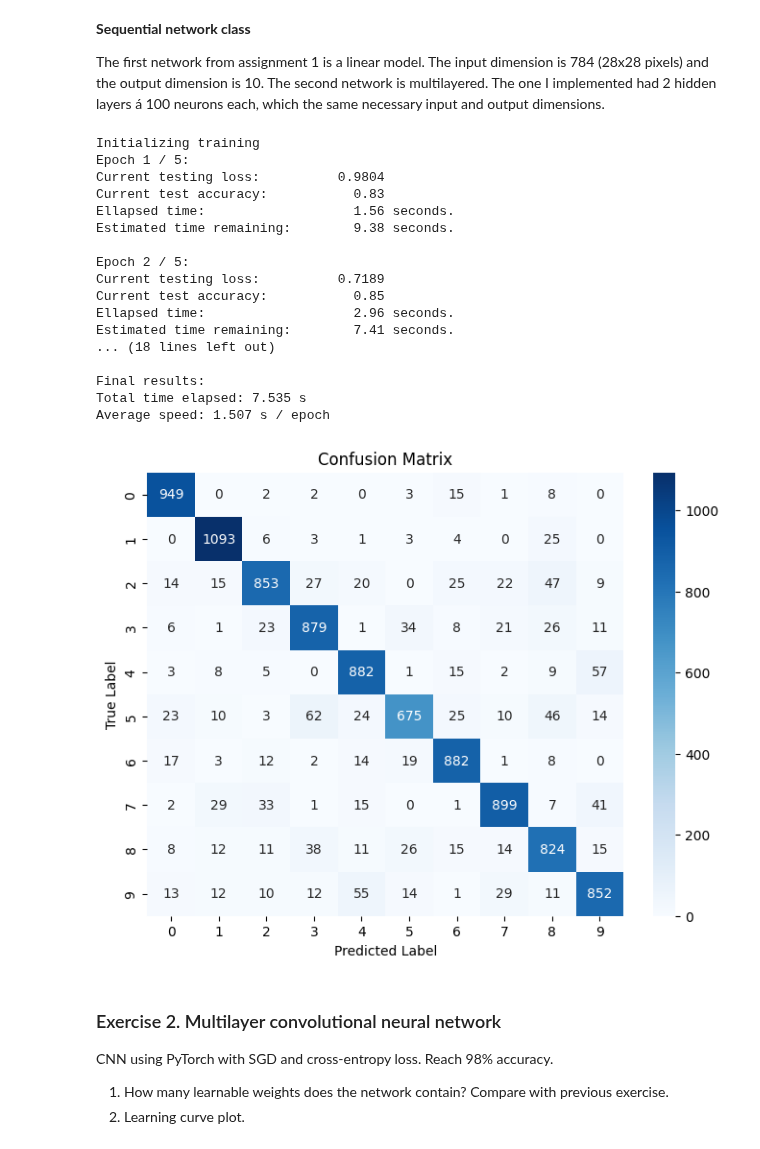
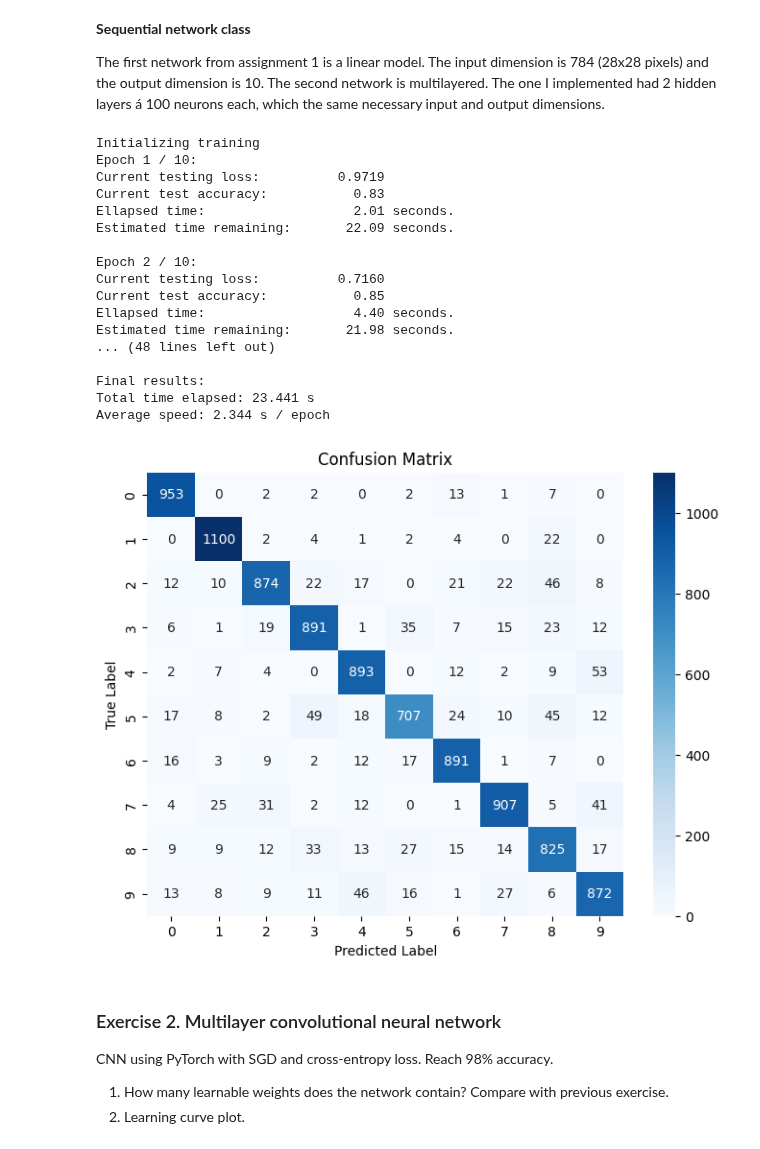
Before and after one commit to muggukejsarn/y4p1, a Jupyter notebook: p3/deeplearning/assignment2/ha2.ipynb, the cells around one changed output. Drawn from its saved outputs; the diff is of its cells as text; code cells hidden in the pictures.

```diff
--- a/p3/deeplearning/assignment2/ha2.ipynb
+++ b/p3/deeplearning/assignment2/ha2.ipynb
@@ -24,5 +24,5 @@ Below are some useful functions and commands that aren't specific to any one exe
 # %%
 # Load the data
 # Inputs "station" vs "laptop" specifies the current machine
-X_train, Y_train, X_test, Y_test = load_mnist_func("station")
+X_train, Y_train, X_test, Y_test = load_mnist_func("laptop")
 # %% [output]
@@ -201,6 +212,8 @@ def plot_confusion(model, testdata):
         y_pred += output.argmax(dim=1).flatten()
         y_true += labels.argmax(dim=1).flatten()
 
+    cm = confusion_matrix(y_true, y_pred)
+
     plt.figure(figsize=(8, 6))
     sns.heatmap(cm, annot=True, fmt="d", cmap="Blues", xticklabels=range(10), yticklabels=range(10))
     plt.xlabel("Predicted Label")
@@ -259,16 +306,13 @@ class SeqNetwork(torch.nn.Module):
         if num_hidden_layers == 0:
             self.layers.append(torch.nn.Linear(input_dim, output_dim, dtype=torch.float32))
 
-        # If hidden layers layers
-        # TODO
-        # this might have some logic flaws
         else:
             # First layer
             self.layers.append(torch.nn.Linear(input_dim, hidden_dim))
             self.layers.append(torch.nn.ReLU())
 
             # Add extra layers
-            for _ in range(num_hidden_layers):
+            for _ in range(1, num_hidden_layers):
                 self.layers.append(torch.nn.Linear(hidden_dim, hidden_dim))
                 self.layers.append(torch.nn.ReLU())
 
@@ -282,32 +326,35 @@ class SeqNetwork(torch.nn.Module):
 # %%
 seq_model = SeqNetwork(0)
 
-num_epochs = 5
 batch_size = 100 # size used in lab1
+num_iterations = 1000 # as from assignment 1
+# 1 epoch is 600 iterations
+# 10 epochs are 6000 iterations
+num_epochs = 10
 
 seq_stats = train(seq_model, train_dataset, test_dataset, num_epochs=num_epochs, batch_size=batch_size)
 # %% [output]
 Initializing training
-Epoch 1 / 5:
-Current testing loss:          0.9804
+Epoch 1 / 10:
+Current testing loss:          0.9719
 Current test accuracy:           0.83
-Ellapsed time:                   1.56 seconds.
-Estimated time remaining:        9.38 seconds.
+Ellapsed time:                   2.01 seconds.
+Estimated time remaining:       22.09 seconds.
 
-Epoch 2 / 5:
-Current testing loss:          0.7189
+Epoch 2 / 10:
+Current testing loss:          0.7160
 Current test accuracy:           0.85
-Ellapsed time:                   2.96 seconds.
-Estimated time remaining:        7.41 seconds.
-... (18 lines left out)
+Ellapsed time:                   4.40 seconds.
+Estimated time remaining:       21.98 seconds.
+... (48 lines left out)
 
 Final results:
-Total time elapsed: 7.535 s
-Average speed: 1.507 s / epoch
+Total time elapsed: 23.441 s
+Average speed: 2.344 s / epoch
 # %%
-plot_confusion(seq_model, train_dataset)
+plot_confusion(seq_model, test_dataset)
 # %% [output]
-[figure, old version]
+[figure, new version]
 # %% [markdown]
 ### Exercise 2. Multilayer convolutional neural network
 CNN using PyTorch with SGD and cross-entropy loss. Reach 98% accuracy.
```
Also changed, not shown: parts of 26 cells of this notebook, 3 other files.
